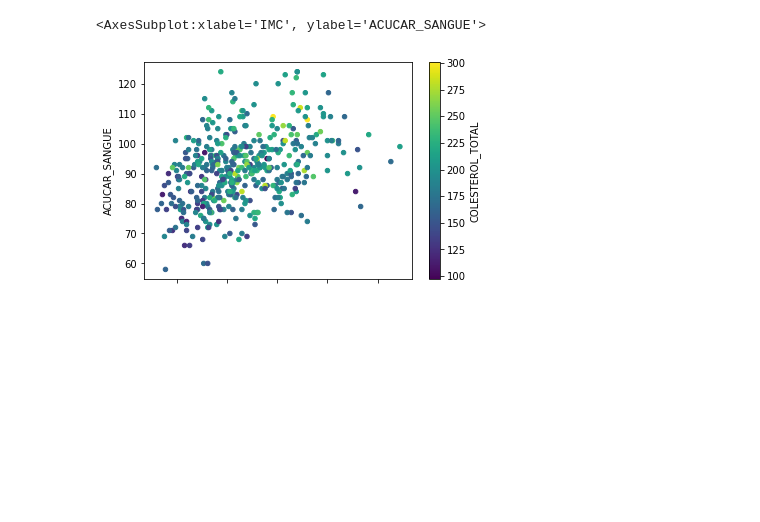
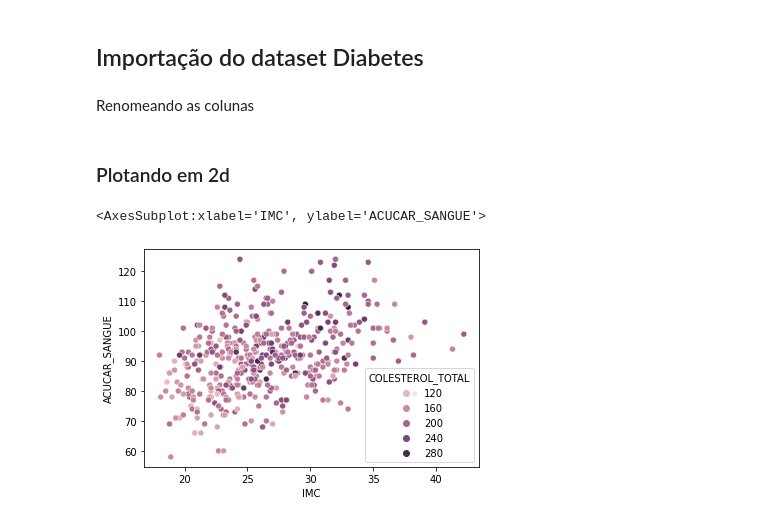
Before and after one commit to GeovaneBarros/Mentoria_Lead, a Jupyter notebook: exercicios.ipynb, the cells around one changed output. Saved outputs shown, nothing was run; the diff lists cells and outputs as text; code cells hidden in the pictures; blank space fills up the shorter version.

```diff
--- a/exercicios.ipynb
+++ b/exercicios.ipynb
@@ -3,2 +7,9 @@ import pandas as pd
 import matplotlib.pyplot as plt
+# %% [markdown]
+## Importação do dataset Diabetes
+# %%
+diabetes = pd.read_csv('./SRC/diabetes.tab.txt', sep="	")
+diabetes = diabetes.reindex()
+# %% [markdown]
+Renomeando as colunas
 # %%
@@ -6,7 +16,8 @@ diabetes = pd.read_csv('./SRC/diabetes.tab.txt', sep="	")
 diabetes.columns = ['IDADE', 'SEXO', 'IMC', 'PRESSAO_ARTERIAL', 'COLESTEROL_TOTAL', 'LDL', 'HDL','TCH','LTG','ACUCAR_SANGUE','Y']
+# %% [markdown]
+### Plotando em 2d
 # %%
-
-diabetes.plot.scatter(x='IMC', y='ACUCAR_SANGUE',c='COLESTEROL_TOTAL', colormap='viridis')
+sb.scatterplot(data=diabetes, x='IMC', y='ACUCAR_SANGUE', hue='COLESTEROL_TOTAL')
 # %% [output]
 <AxesSubplot:xlabel='IMC', ylabel='ACUCAR_SANGUE'>
-[figure, old version]
+[figure, new version]
```
Also changed, not shown: parts of 21 cells of this notebook, 7 other files.
